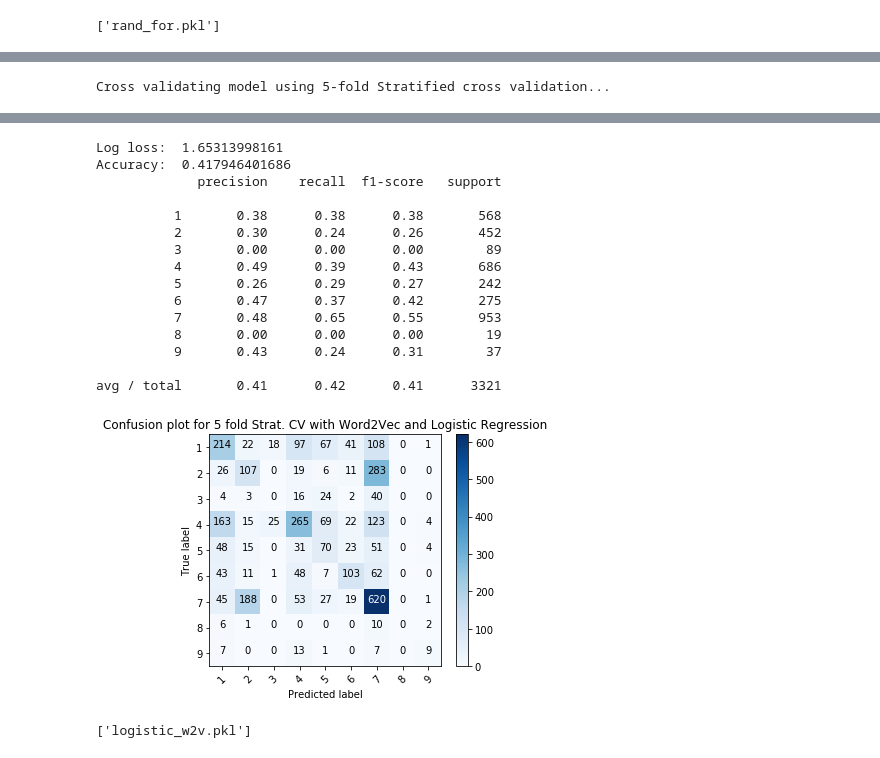
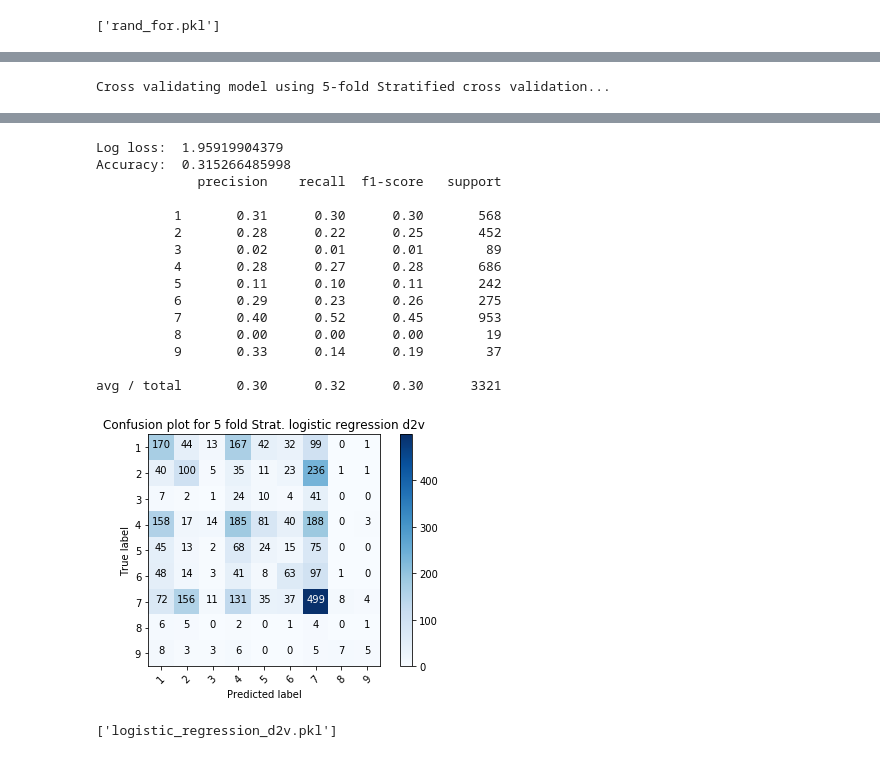
Before and after one commit to halfcurry/ML_Redefining_Cancer, a Jupyter notebook: redef_cancer.ipynb, the cells around one changed output, grey strips where cells are left out. Cells and saved outputs as stored; diff of their text form; code cells hidden in the pictures.

```diff
--- a/redef_cancer.ipynb
+++ b/redef_cancer.ipynb
@@ -392,3 +337,0 @@ avg / total       0.31      0.31      0.31      3321
-# %%
-sentences = [ast.literal_eval(z) for z in new_train['preprocessed_txt']]
-#print(sentences)
@@ -446,0 +372,6 @@ print(meanW2V[0].shape,meanW2V[1].shape)
+# %%
+passed_array=new_text["preprocessed_txt"].values
+# print(type(ast.literal_eval(passed_array[0].strip("\n"))))
+# list
+sentences = constructLabeledSentences(passed_array)
+sentences[1]
@@ -446,0 +380,20 @@ print(meanW2V[0].shape,meanW2V[1].shape)
+# %%
+from gensim.models import Doc2Vec
+import os
+filename='d2v_preprocessed_train_text.d2v'
+
+if os.path.isfile(filename):
+    doc2vec_model= Doc2Vec.load(filename)
+else:
+    t_init=time.time()
+    dimension_output_vector=300
+    doc2vec_train_text_model= Doc2Vec(min_count=1, window=5, size=dimension_output_vector, sample=1e-4, negative=5, workers=8, iter=5,seed=1)
+#     doc2vec_train_text_model= Doc2Vec(min_count=1, window=5, size=dimension_output_vector, sample=1e-4, negative=5, workers=4)
+    doc2vec_train_text_model.build_vocab(sentences)
+#     for epoch in range(10):
+#         shuffle(sentences)
+#         doc2vec_train_text_model.train(sentences)
+    doc2vec_train_text_model.train(sentences, total_examples=doc2vec_train_text_model.corpus_count, epochs=doc2vec_train_text_model.iter)
+    doc2vec_train_text_model.save(filename)
+    print("time taken to train doc2vec",time.time()-t_init)
+#     110 sec
@@ -446,0 +403,8 @@ print(meanW2V[0].shape,meanW2V[1].shape)
+# %%
+train_array_d2v=np.zeros((len(passed_array), dimension_output_vector))
+for i in range(len(passed_array)):
+    train_array_d2v[i]=doc2vec_train_text_model.docvecs['train_text_'+str(i)]
+
+doc2vec_train_text_model.docvecs['train_text_0']
+train_array_d2v[0]
+# 300,dimension vector
@@ -447,8 +446,7 @@ print(meanW2V[0].shape,meanW2V[1].shape)
 # %%
-#word2vec and LogisticRegression
-
+# model= logistic regression for d2v
 model = LogisticRegression()
-model = crossval_evaluate_model(model,meanW2V,new_train['Class'].values,'Confusion plot for 5 fold Strat. CV with Word2Vec and Logistic Regression')
-joblib.dump(model, "logistic_w2v.pkl",compress=1)
+model = crossval_evaluate_model(model,train_array_d2v,y,'Confusion plot for 5 fold Strat. logistic regression d2v')
+joblib.dump(model, "logistic_regression_d2v.pkl",compress=1)
 # %% [output]
 Cross validating model using 5-fold Stratified cross validation...
@@ -456,17 +454,17 @@ Cross validating model using 5-fold Stratified cross validation...
-Log loss:  1.65313998161
-Accuracy:  0.417946401686
+Log loss:  1.95919904379
+Accuracy:  0.315266485998
              precision    recall  f1-score   support
 
-          1       0.38      0.38      0.38       568
-          2       0.30      0.24      0.26       452
-          3       0.00      0.00      0.00        89
-          4       0.49      0.39      0.43       686
-          5       0.26      0.29      0.27       242
-          6       0.47      0.37      0.42       275
-          7       0.48      0.65      0.55       953
+          1       0.31      0.30      0.30       568
+          2       0.28      0.22      0.25       452
+          3       0.02      0.01      0.01        89
+          4       0.28      0.27      0.28       686
+          5       0.11      0.10      0.11       242
+          6       0.29      0.23      0.26       275
+          7       0.40      0.52      0.45       953
           8       0.00      0.00      0.00        19
-          9       0.43      0.24      0.31        37
+          9       0.33      0.14      0.19        37
 
-avg / total       0.41      0.42      0.41      3321
+avg / total       0.30      0.32      0.30      3321
-[figure, old version]
+[figure, new version]
-['logistic_w2v.pkl']
+['logistic_regression_d2v.pkl']
```
Also changed, not shown: parts of 38 cells of this notebook.
